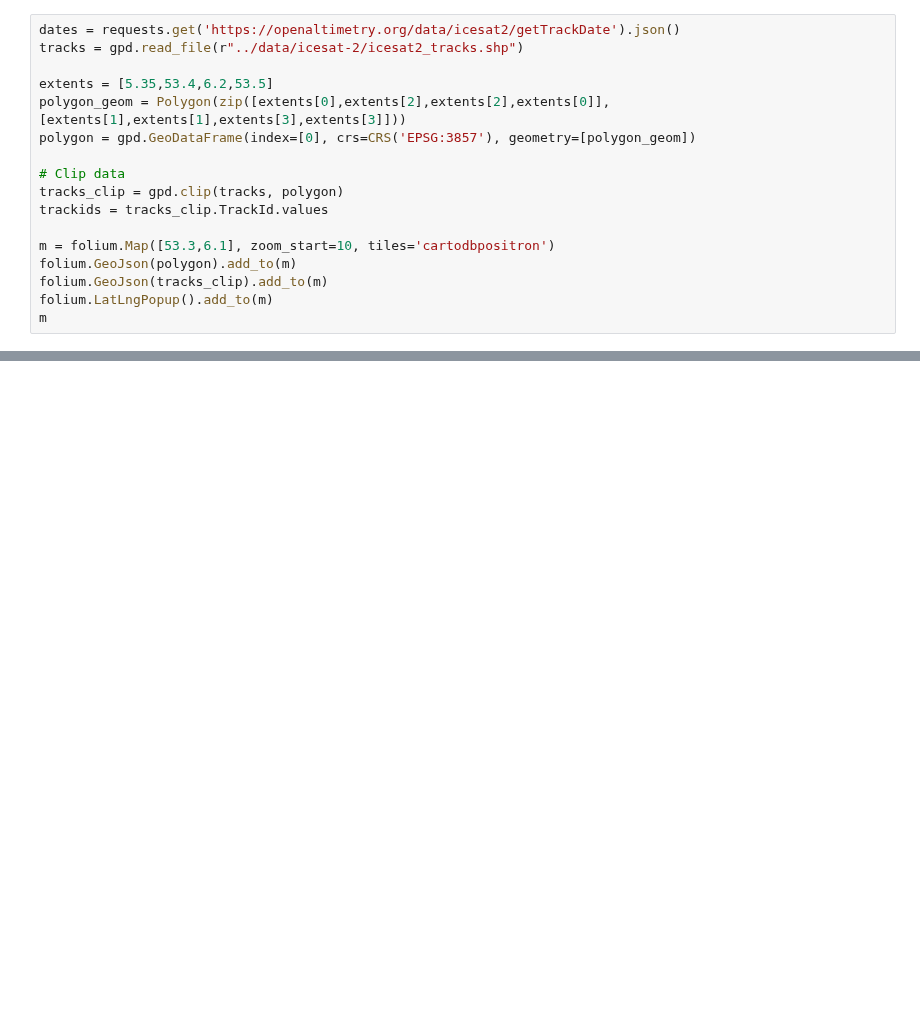
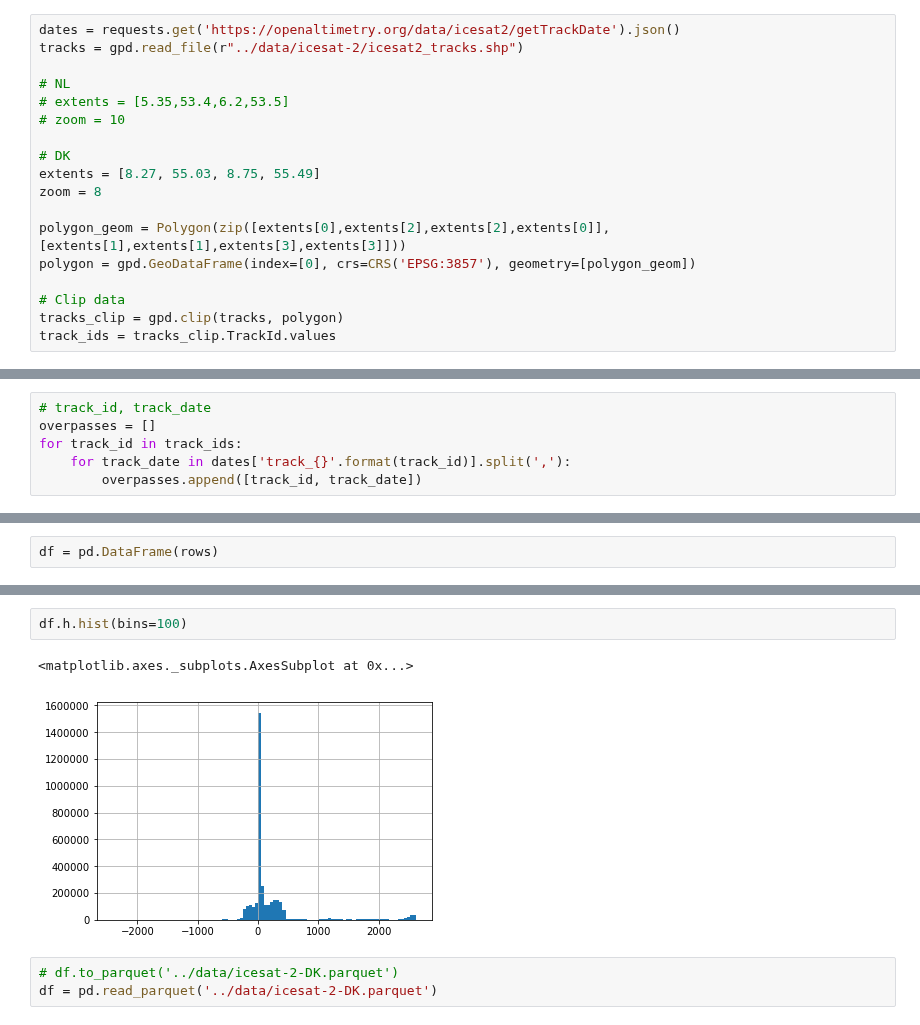
Before and after one commit to openearth/eo-bathymetry, a Jupyter notebook: notebooks/icesat2-01-download.ipynb, the cells around one changed output, grey strips where cells are left out. Drawn from its saved outputs; the diff is of its cells as text; blank space fills up the shorter version.

```diff
--- a/notebooks/icesat2-01-download.ipynb
+++ b/notebooks/icesat2-01-download.ipynb
@@ -16,16 +22,17 @@ from tqdm import tqdm_notebook
 dates = requests.get('https://openaltimetry.org/data/icesat2/getTrackDate').json()
 tracks = gpd.read_file(r"../data/icesat-2/icesat2_tracks.shp")
 
-extents = [5.35,53.4,6.2,53.5]
+# NL
+# extents = [5.35,53.4,6.2,53.5]
+# zoom = 10
+
+# DK
+extents = [8.27, 55.03, 8.75, 55.49]
+zoom = 8
+
 polygon_geom = Polygon(zip([extents[0],extents[2],extents[2],extents[0]], [extents[1],extents[1],extents[3],extents[3]]))
 polygon = gpd.GeoDataFrame(index=[0], crs=CRS('EPSG:3857'), geometry=[polygon_geom])
 
 # Clip data
 tracks_clip = gpd.clip(tracks, polygon)
-trackids = tracks_clip.TrackId.values
-
-m = folium.Map([53.3,6.1], zoom_start=10, tiles='cartodbpositron')
-folium.GeoJson(polygon).add_to(m)
-folium.GeoJson(tracks_clip).add_to(m)
-folium.LatLngPopup().add_to(m)
-m
+track_ids = tracks_clip.TrackId.values
@@ -90,0 +53,6 @@ Available
+# %%
+# track_id, track_date
+overpasses = []
+for track_id in track_ids:
+    for track_date in dates['track_{}'.format(track_id)].split(','):
+        overpasses.append([track_id, track_date])
@@ -90,0 +109,2 @@ Available
+# %%
+df = pd.DataFrame(rows)
@@ -90,0 +127,8 @@ Available
+# %%
+df.h.hist(bins=100)
+# %% [output]
+<matplotlib.axes._subplots.AxesSubplot at 0x...>
+[figure, added]
+# %%
+# df.to_parquet('../data/icesat-2-DK.parquet')
+df = pd.read_parquet('../data/icesat-2-DK.parquet')
```
Also changed, not shown: parts of 16 cells of this notebook.
